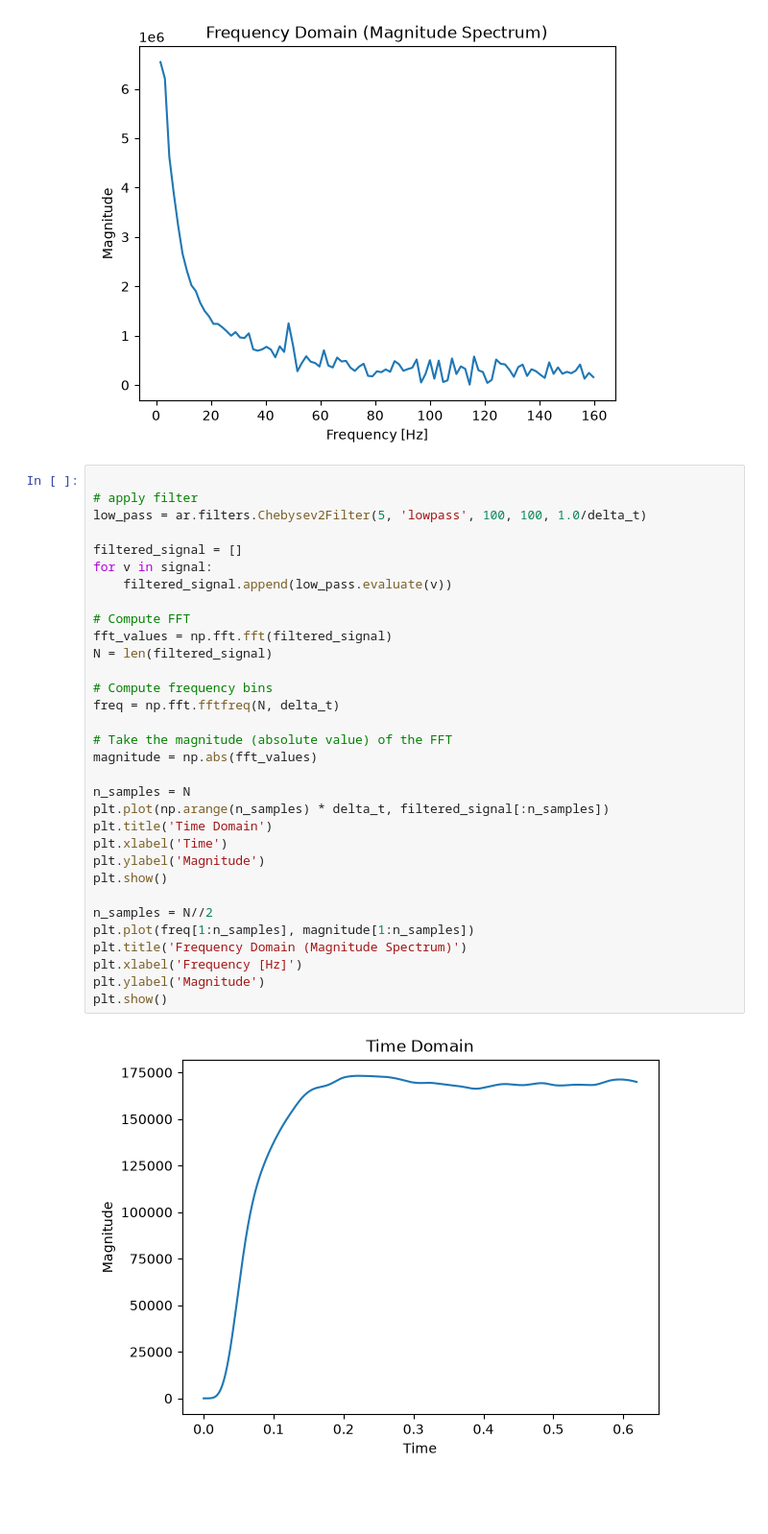
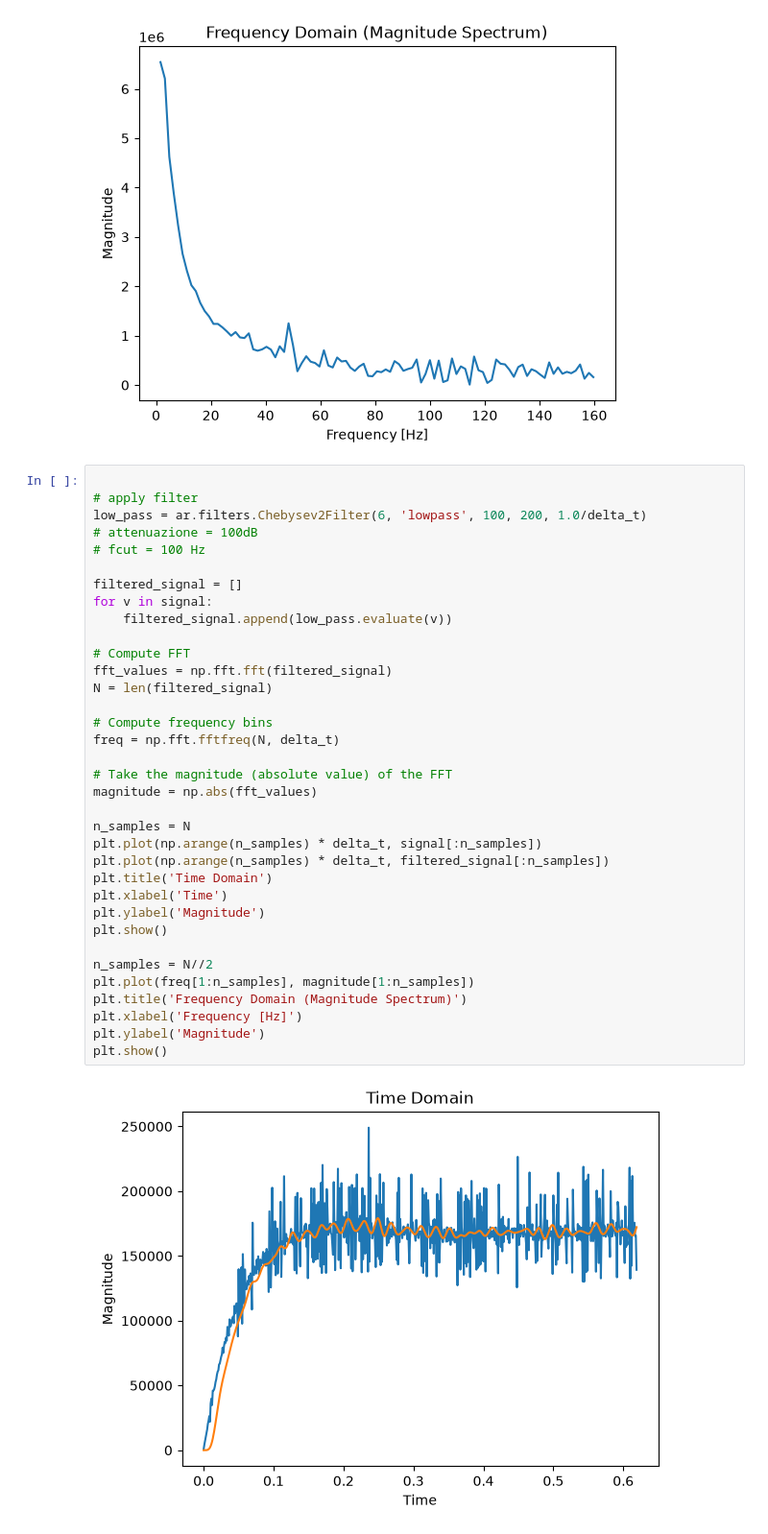
Before and after one commit to UniCT-ARSLab/arslabrobotics, a Jupyter notebook: examples/fft_filters/motor_data_filter_cheby2.ipynb, the cells around one changed output. Shown at 96% size. Saved outputs shown, nothing was run; the diff lists cells and outputs as text; blank space fills up the shorter version.

Commit message:
chore(examples): added examples of predictive filters

```diff
--- a/examples/fft_filters/motor_data_filter_cheby2.ipynb
+++ b/examples/fft_filters/motor_data_filter_cheby2.ipynb
@@ -41,34 +41,37 @@ plt.show()
 # %%
 
 # apply filter
-low_pass = ar.filters.Chebysev2Filter(5, 'lowpass', 100, 100, 1.0/delta_t)
+low_pass = ar.filters.Chebysev2Filter(6, 'lowpass', 100, 200, 1.0/delta_t)
+# attenuazione = 100dB
+# fcut = 100 Hz
 
 filtered_signal = []
 for v in signal:
     filtered_signal.append(low_pass.evaluate(v))
 
 # Compute FFT
 fft_values = np.fft.fft(filtered_signal)
 N = len(filtered_signal)
 
 # Compute frequency bins
 freq = np.fft.fftfreq(N, delta_t)
 
 # Take the magnitude (absolute value) of the FFT
 magnitude = np.abs(fft_values)
 
 n_samples = N
+plt.plot(np.arange(n_samples) * delta_t, signal[:n_samples])
 plt.plot(np.arange(n_samples) * delta_t, filtered_signal[:n_samples])
 plt.title('Time Domain')
 plt.xlabel('Time')
 plt.ylabel('Magnitude')
 plt.show()
 
 n_samples = N//2
 plt.plot(freq[1:n_samples], magnitude[1:n_samples])
 plt.title('Frequency Domain (Magnitude Spectrum)')
 plt.xlabel('Frequency [Hz]')
 plt.ylabel('Magnitude')
 plt.show()
 # %% [output]
-[figure, old version]
+[figure, new version]
```
Also changed, not shown: parts of 1 cell of this notebook, 4 other files.
